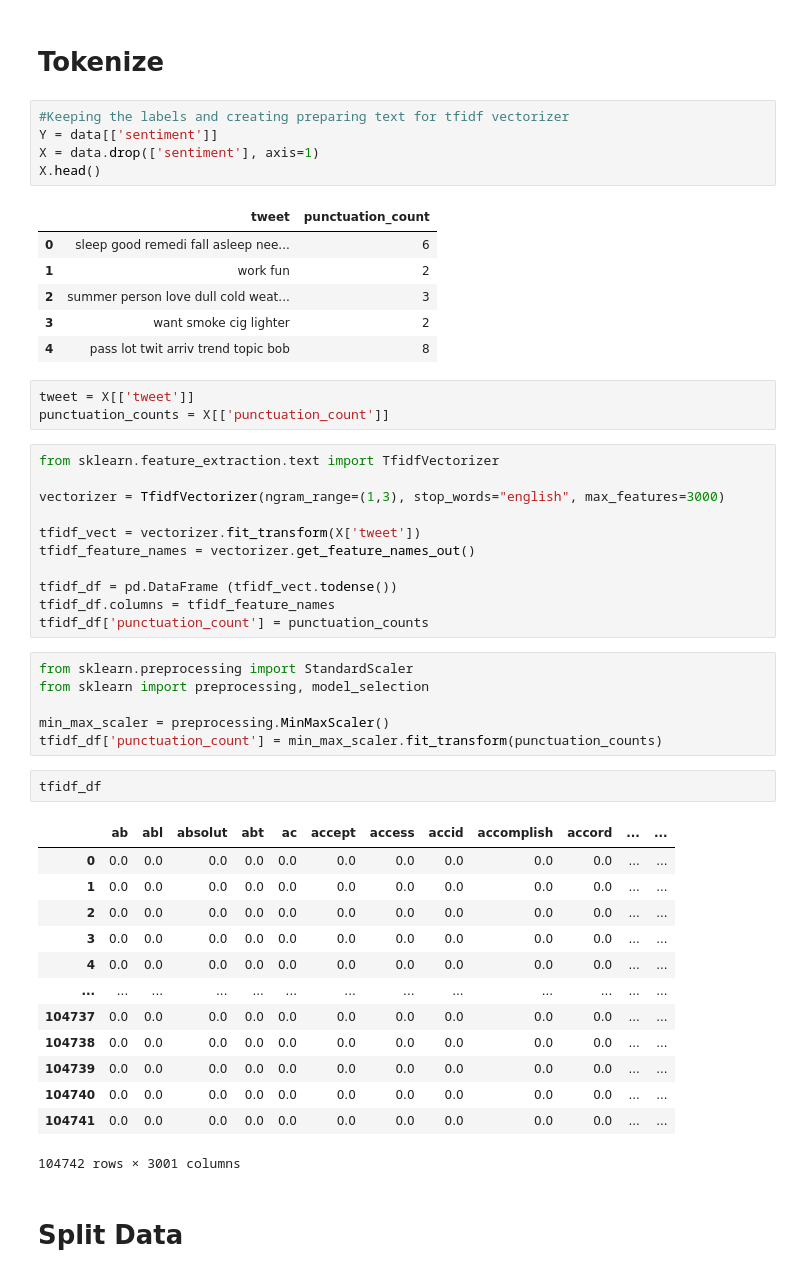
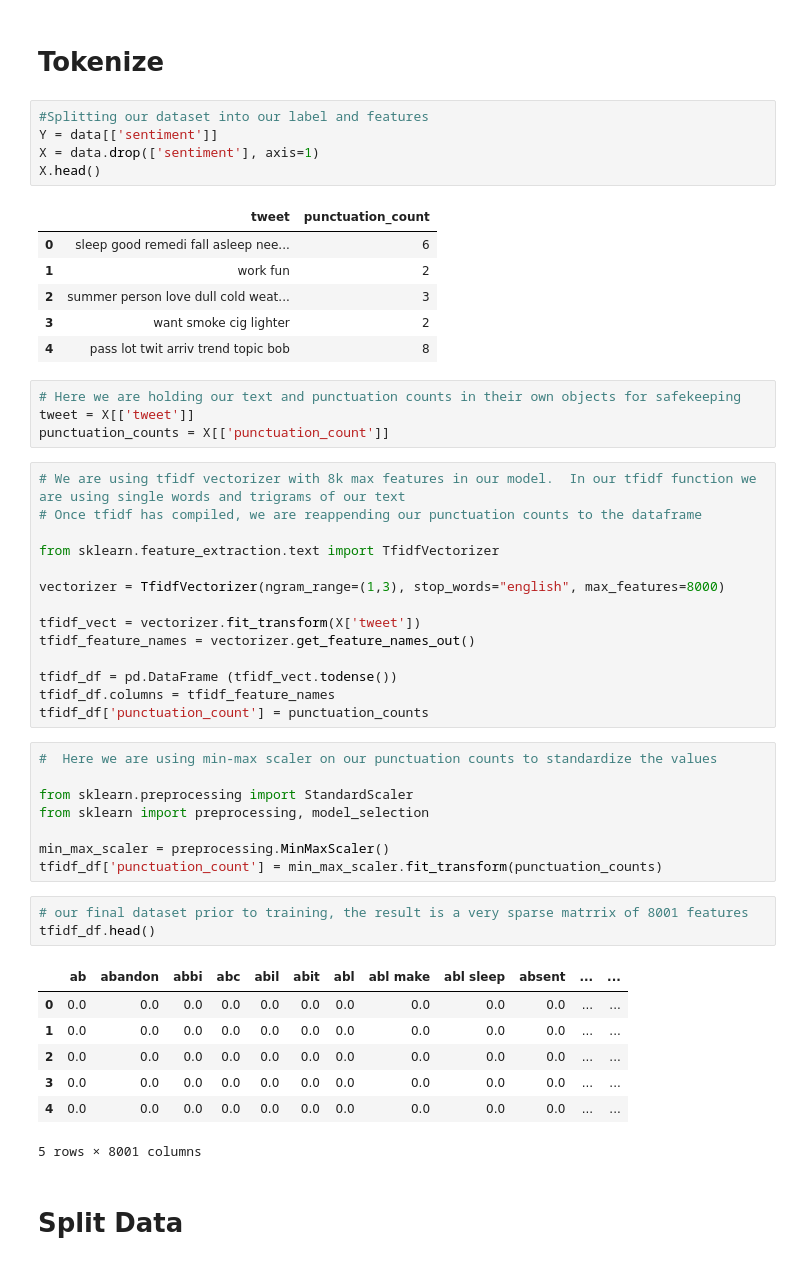
Before and after one commit to AI-at-GBC/tweet-analysis, a Jupyter notebook: get_positive_tweets.ipynb, the cells around one changed output. Drawn from its saved outputs; the diff is of its cells as text.

```diff
--- a/get_positive_tweets.ipynb
+++ b/get_positive_tweets.ipynb
@@ -91,7 +102,7 @@ memory usage: 3.2+ MB
 # %% [markdown]
 # Tokenize
 # %%
-#Keeping the labels and creating preparing text for tfidf vectorizer
+#Splitting our dataset into our label and features
 Y = data[['sentiment']]
 X = data.drop(['sentiment'], axis=1)
 X.head()
@@ -102,13 +113,17 @@ X.head()
 | 2 | summer person love dull cold weat... | 3 |
 | 3 | want smoke cig lighter | 2 |
 | 4 | pass lot twit arriv trend topic bob | 8 |
-# %%
-tweet = X[['tweet']]
-punctuation_counts = X[['punctuation_count']]
+# %%
+# Here we are holding our text and punctuation counts in their own objects for safekeeping
+tweet = X[['tweet']]
+punctuation_counts = X[['punctuation_count']]
 # %%
+# We are using tfidf vectorizer with 8k max features in our model.  In our tfidf function we are using single words and trigrams of our text
+# Once tfidf has compiled, we are reappending our punctuation counts to the dataframe
+
 from sklearn.feature_extraction.text import TfidfVectorizer
 
-vectorizer = TfidfVectorizer(ngram_range=(1,3), stop_words="english", max_features=3000)
+vectorizer = TfidfVectorizer(ngram_range=(1,3), stop_words="english", max_features=8000)
 
 tfidf_vect = vectorizer.fit_transform(X['tweet'])
 tfidf_feature_names = vectorizer.get_feature_names_out()
@@ -117,27 +132,24 @@ tfidf_df = pd.DataFrame (tfidf_vect.todense())
 tfidf_df.columns = tfidf_feature_names
 tfidf_df['punctuation_count'] = punctuation_counts
 # %%
+#  Here we are using min-max scaler on our punctuation counts to standardize the values
+
 from sklearn.preprocessing import StandardScaler
 from sklearn import preprocessing, model_selection
 
 min_max_scaler = preprocessing.MinMaxScaler()
 tfidf_df['punctuation_count'] = min_max_scaler.fit_transform(punctuation_counts)
-# %%
-tfidf_df
-# %% [output]
-|  | ab | abl | absolut | abt | ac | accept | access | accid | accomplish | accord | ... | ... |
-| 0 | 0.0 | 0.0 | 0.0 | 0.0 | 0.0 | 0.0 | 0.0 | 0.0 | 0.0 | 0.0 | ... | ... |
-| 1 | 0.0 | 0.0 | 0.0 | 0.0 | 0.0 | 0.0 | 0.0 | 0.0 | 0.0 | 0.0 | ... | ... |
-| 2 | 0.0 | 0.0 | 0.0 | 0.0 | 0.0 | 0.0 | 0.0 | 0.0 | 0.0 | 0.0 | ... | ... |
-| 3 | 0.0 | 0.0 | 0.0 | 0.0 | 0.0 | 0.0 | 0.0 | 0.0 | 0.0 | 0.0 | ... | ... |
-| 4 | 0.0 | 0.0 | 0.0 | 0.0 | 0.0 | 0.0 | 0.0 | 0.0 | 0.0 | 0.0 | ... | ... |
-| ... | ... | ... | ... | ... | ... | ... | ... | ... | ... | ... | ... | ... |
-| 104737 | 0.0 | 0.0 | 0.0 | 0.0 | 0.0 | 0.0 | 0.0 | 0.0 | 0.0 | 0.0 | ... | ... |
-| 104738 | 0.0 | 0.0 | 0.0 | 0.0 | 0.0 | 0.0 | 0.0 | 0.0 | 0.0 | 0.0 | ... | ... |
-| 104739 | 0.0 | 0.0 | 0.0 | 0.0 | 0.0 | 0.0 | 0.0 | 0.0 | 0.0 | 0.0 | ... | ... |
-| 104740 | 0.0 | 0.0 | 0.0 | 0.0 | 0.0 | 0.0 | 0.0 | 0.0 | 0.0 | 0.0 | ... | ... |
-| 104741 | 0.0 | 0.0 | 0.0 | 0.0 | 0.0 | 0.0 | 0.0 | 0.0 | 0.0 | 0.0 | ... | ... |
-104742 rows × 3001 columns
+# %%
+# our final dataset prior to training, the result is a very sparse matrrix of 8001 features
+tfidf_df.head()
+# %% [output]
+|  | ab | abandon | abbi | abc | abil | abit | abl | abl make | abl sleep | absent | ... | ... |
+| 0 | 0.0 | 0.0 | 0.0 | 0.0 | 0.0 | 0.0 | 0.0 | 0.0 | 0.0 | 0.0 | ... | ... |
+| 1 | 0.0 | 0.0 | 0.0 | 0.0 | 0.0 | 0.0 | 0.0 | 0.0 | 0.0 | 0.0 | ... | ... |
+| 2 | 0.0 | 0.0 | 0.0 | 0.0 | 0.0 | 0.0 | 0.0 | 0.0 | 0.0 | 0.0 | ... | ... |
+| 3 | 0.0 | 0.0 | 0.0 | 0.0 | 0.0 | 0.0 | 0.0 | 0.0 | 0.0 | 0.0 | ... | ... |
+| 4 | 0.0 | 0.0 | 0.0 | 0.0 | 0.0 | 0.0 | 0.0 | 0.0 | 0.0 | 0.0 | ... | ... |
+5 rows × 8001 columns
 # %% [markdown]
 # Split Data
 # %%
```
Also changed, not shown: parts of 32 cells of this notebook.
